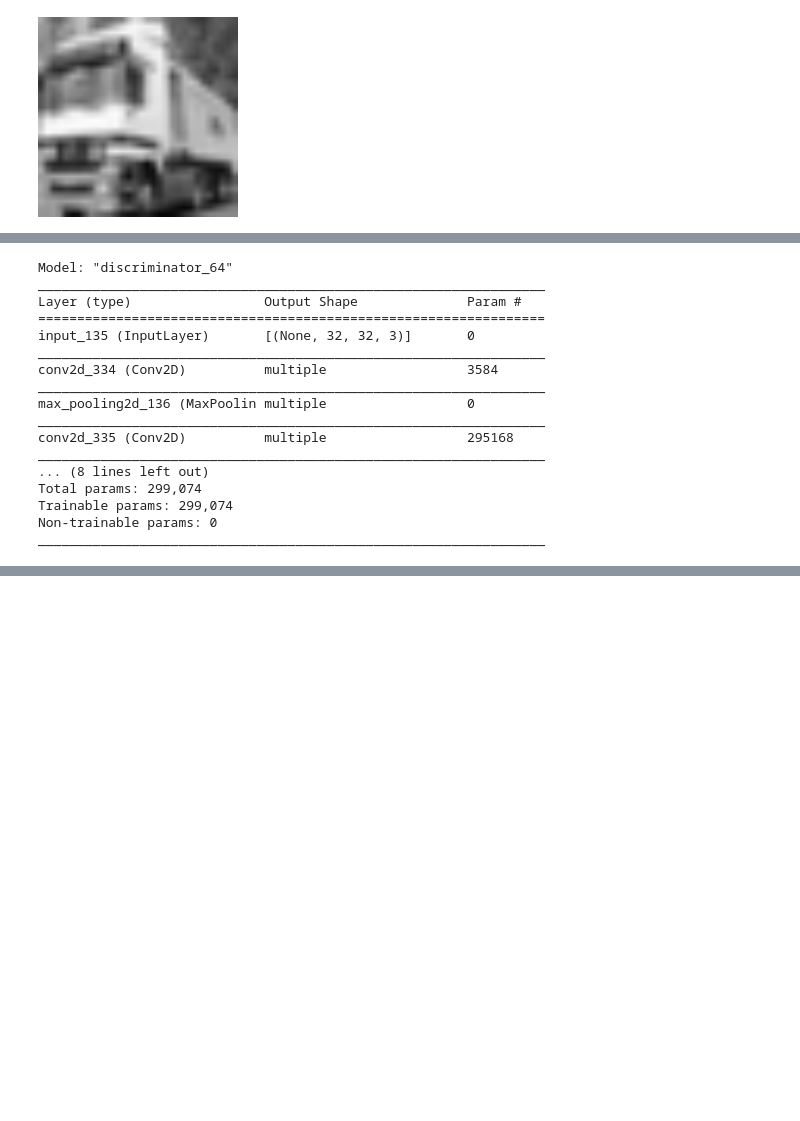
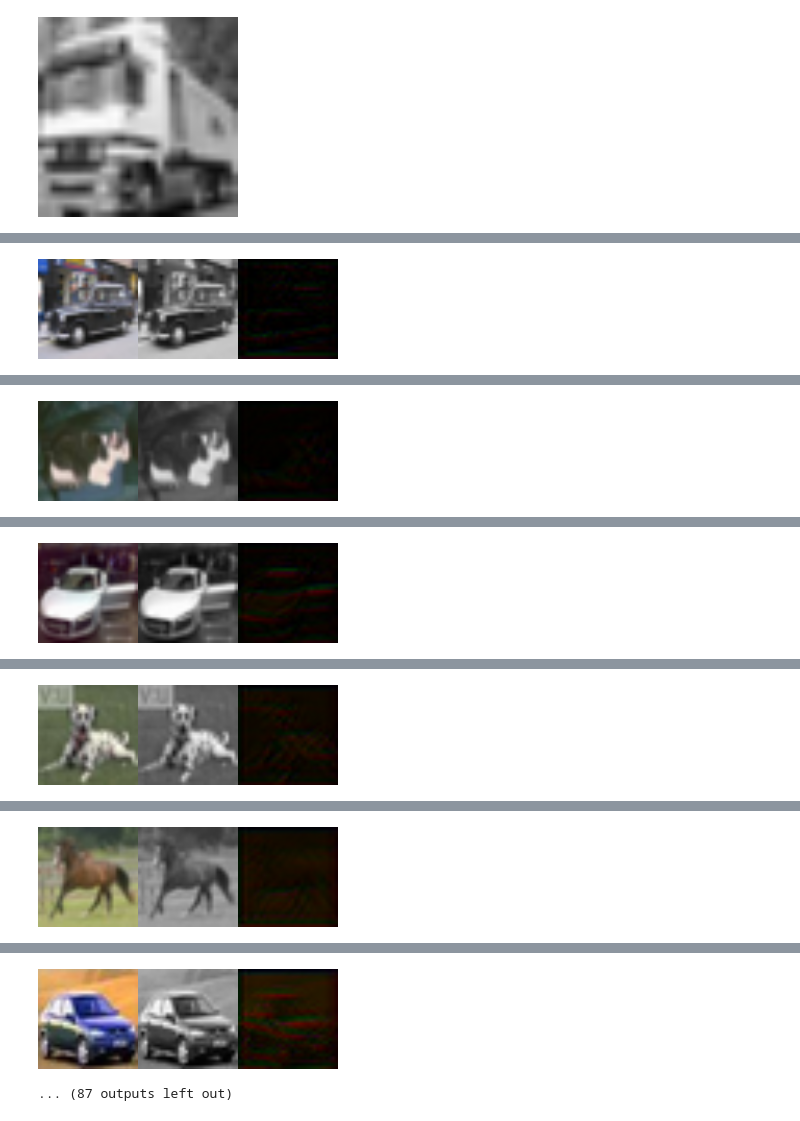
Before and after one commit to nyikovicsmate/dlipwpal.khf5, a Jupyter notebook: khf5.ipynb, the cells around one changed output, grey strips where cells are left out. Drawn from its saved outputs; the diff is of its cells as text; code cells hidden in the pictures; blank space fills up the shorter version.

```diff
--- a/khf5.ipynb
+++ b/khf5.ipynb
@@ -38,3 +44,6 @@ train_images_gray = np.array([cv2.cvtColor(image, cv2.COLOR_RGB2GRAY)[:,:,np.new
+# %%
+# converting the colored train images to grayscale
+train_images_gray = np.array([cv2.cvtColor(image, cv2.COLOR_BGR2GRAY)[:,:,np.newaxis] for image in train_images], dtype=np.float32)
 # %%
 train_images_gray.shape
 # %% [output]
@@ -87,12 +101,14 @@ class Discriminator(tf.keras.models.Model):
     def __init__(self):
         super().__init__()
         self.input_ = tf.keras.layers.InputLayer(input_shape=(32, 32, 3))
-        self.conv1 = tf.keras.layers.Conv2D(filters=128, kernel_size=3, strides=1, padding="same", activation="linear")
+        self.conv1 = tf.keras.layers.Conv2D(filters=32, kernel_size=3, strides=1, padding="same", activation="linear")
         self.max_pool1 = tf.keras.layers.MaxPool2D()
-        self.conv2 = tf.keras.layers.Conv2D(filters=256, kernel_size=3, strides=1, padding="same", activation="linear")
+        self.conv2 = tf.keras.layers.Conv2D(filters=64, kernel_size=3, strides=1, padding="same", activation="linear")
         self.max_pool2 = tf.keras.layers.MaxPool2D()
-        self.conv3 = tf.keras.layers.Conv2D(filters=512, kernel_size=3, strides=1, padding="same", activation="linear")
+        self.conv3 = tf.keras.layers.Conv2D(filters=128, kernel_size=3, strides=1, padding="same", activation="linear")
         self.max_pool3 = tf.keras.layers.MaxPool2D()
+        self.conv4 = tf.keras.layers.Conv2D(filters=256, kernel_size=3, strides=1, padding="same", activation="linear")
+        self.max_pool4 = tf.keras.layers.MaxPool2D()
         self.flatten = tf.keras.layers.Flatten()
         self.dense2 = tf.keras.layers.Dense(units=1, activation="linear")
 
@@ -107,27 +123,8 @@ class Discriminator(tf.keras.models.Model):
         x = self.max_pool3(x)
         x = self.flatten(x)
         x = self.dense2(x)
-        return tf.clip_by_value(x, 0.0000001, 0.999999)
+        eps = tf.constant(1e-6, dtype=tf.float32)
+        return tf.clip_by_value(x, 0+eps, 1-eps)    # clipping the values slightly to be able to safely calculate the logarithms later
-# %%
-D.summary()
-# %% [output]
-Model: "discriminator_64"
-_________________________________________________________________
-Layer (type)                 Output Shape              Param #
-=================================================================
-input_135 (InputLayer)       [(None, 32, 32, 3)]       0
-_________________________________________________________________
-conv2d_334 (Conv2D)          multiple                  3584
-_________________________________________________________________
-max_pooling2d_136 (MaxPoolin multiple                  0
-_________________________________________________________________
-conv2d_335 (Conv2D)          multiple                  295168
-_________________________________________________________________
-... (8 lines left out)
-Total params: 299,074
-Trainable params: 299,074
-Non-trainable params: 0
-_________________________________________________________________
 # %%
 def generator(batch_size: int) -> np.array:
     """
@@ -145,15 +142,15 @@ def generator(batch_size: int) -> np.array:
 # %%
 @tf.function
 def loss_generator(x):
-    return -tf.math.log(1-x)
+    return tf.math.log(1-x)
 
 @tf.function
 def loss_discriminator(x,y):
-    return (tf.math.log(x) + tf.math.log(1-y))
+    return -(tf.math.log(x) + tf.math.log(1-y))
 # %%
-initial_learning_rate = 0.00001
-epochs = 10
-batch_size = 128
+initial_learning_rate = 1e-5
+epochs = 5000
+batch_size = 512
 gen = generator(batch_size)
 
 learning_rate = tf.keras.optimizers.schedules.ExponentialDecay(initial_learning_rate, decay_steps=epochs, decay_rate=0.9)
@@ -173,19 +170,22 @@ for e_idx in range(epochs):
         Gx = G(x)
         # compute the discriminator values
         Dy = D(y)
-        # print(Dy)
         DGx = D(Gx)
         # calculate the losses
-        # print(DGx)
         loss_gen = loss_generator(DGx)
-        # print(f"gen loss: {loss_gen.numpy()}")
+        print(f"gen loss: {tf.reduce_sum(loss_gen).numpy()}")
         tf.debugging.check_numerics(loss_gen, "loss_gen has nan-s")
         loss_disc = loss_discriminator(Dy, DGx)
-        print(f"disc loss: {loss_disc.numpy()}")
+        print(f"disc loss: {tf.reduce_sum(loss_disc).numpy()}")
         tf.debugging.check_numerics(loss_disc, "loss_disc has nan-s")
         grads_gen = tape_gen.gradient(loss_gen, G.trainable_variables)
         grads_disc = tape_disc.gradient(loss_disc, D.trainable_variables)
     optimizer_gen.apply_gradients(zip(grads_gen, G.trainable_variables))
     optimizer_disc.apply_gradients(zip(grads_disc, D.trainable_variables))
+    if e_idx > 0 and e_idx % 100 == 0:
+        a = cv2.resize(cv2.cvtColor(y[0], cv2.COLOR_RGB2BGR), (100, 100)) * 255
+        b = cv2.resize(cv2.cvtColor(x[0], cv2.COLOR_GRAY2BGR), (100, 100)) * 255
+        c = cv2.resize(cv2.cvtColor(Gx[0].numpy(), cv2.COLOR_RGB2BGR), (100, 100)) * 255
+        cv2_imshow(np.hstack((a,b,c)))
 # %% [output]
 epoch 0
@@ -207,0 +208 @@ disc loss: [[ -2.800045 ]
+[figure, added]
@@ -208,0 +226 @@ KeyboardInterrupt: ignored
+[figure, added]
@@ -208,0 +244 @@ KeyboardInterrupt: ignored
+[figure, added]
@@ -208,0 +262 @@ KeyboardInterrupt: ignored
+[figure, added]
@@ -208,0 +280 @@ KeyboardInterrupt: ignored
+[figure, added]
@@ -208,0 +298,2 @@ KeyboardInterrupt: ignored
+[figure, added]
+... (87 outputs left out)
```
Also changed, not shown: parts of 13 cells of this notebook.
